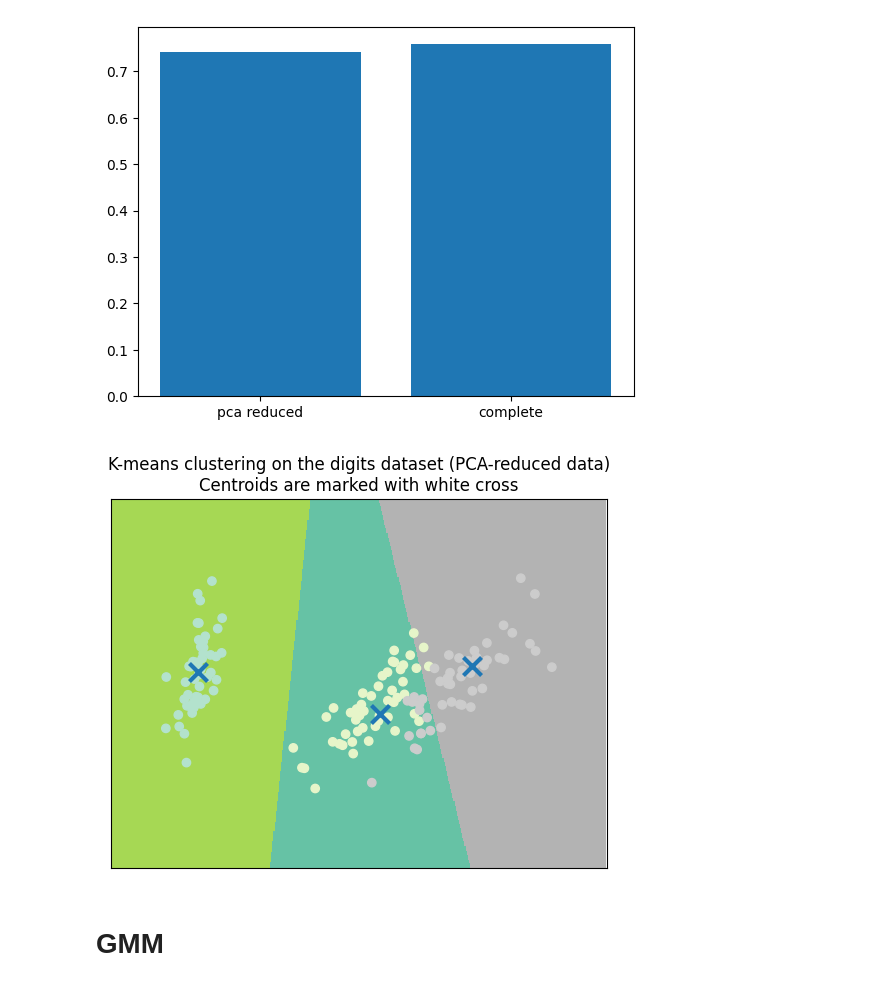
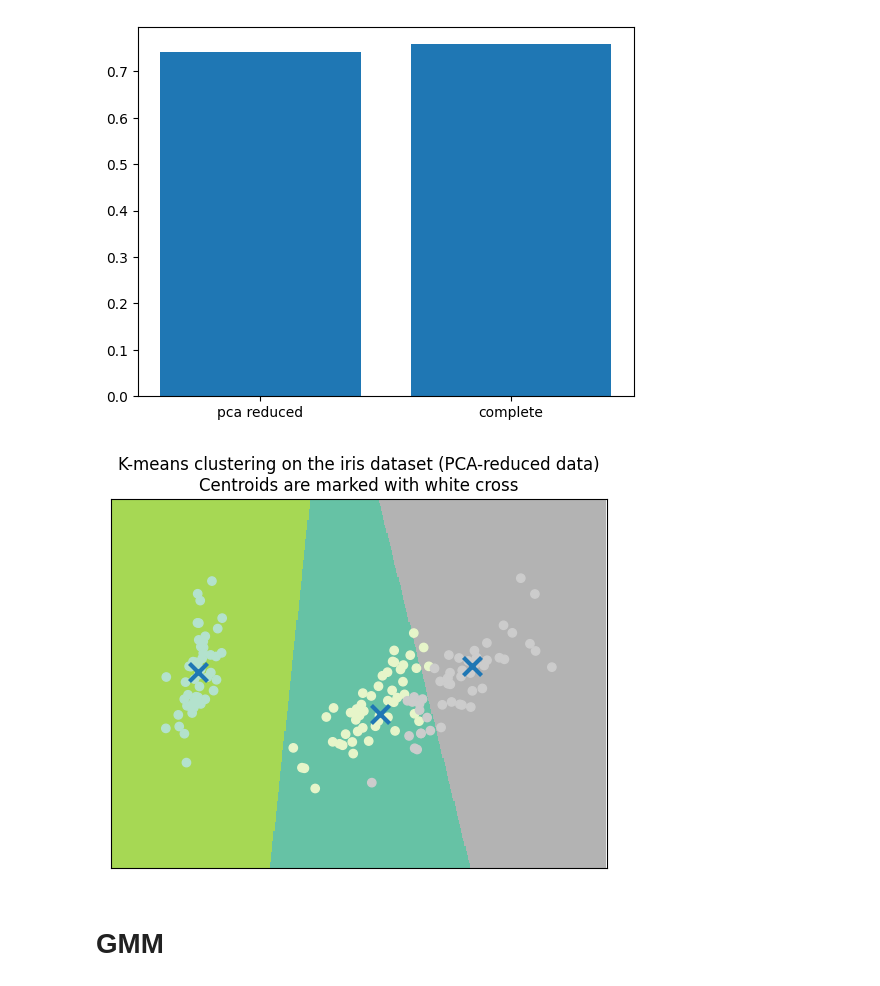
Before and after one commit to giulionenna/ML_DL_LABS, a Jupyter notebook: Lab2/ML_DL_Lab2.ipynb, the cells around one changed output. Drawn from its saved outputs; the diff is of its cells as text; code cells hidden in the pictures.

```diff
--- a/Lab2/ML_DL_Lab2.ipynb
+++ b/Lab2/ML_DL_Lab2.ipynb
@@ -74,34 +74,34 @@ plt.clf()
 plt.imshow(
    Z,
    interpolation="nearest",
    extent=(xx.min(), xx.max(), yy.min(), yy.max()),
    cmap='Set2',
    aspect="auto",
    origin="lower",
 )
 
 plt.scatter(reduced_data[:, 0], reduced_data[:, 1], c=iris.target, cmap='Pastel2')
 # Plot the centroids as a white X
 centroids = kmeans_model.cluster_centers_
 
 plt.scatter(
    centroids[:, 0],
    centroids[:, 1],
    marker="x",
    s=169,
    linewidths=3,
    zorder=10,
 )
 plt.title(
-   "K-means clustering on the digits dataset (PCA-reduced data)\n"
+   "K-means clustering on the iris dataset (PCA-reduced data)\n"
    "Centroids are marked with white cross"
 )
 plt.xlim(x_min, x_max)
 plt.ylim(y_min, y_max)
 plt.xticks(())
 plt.yticks(())
 plt.show()
 # %% [output]
-[figure, old version]
+[figure, new version]
 # %% [markdown]
 # GMM
```
Also changed, not shown: parts of 10 cells of this notebook, 3 other files.
